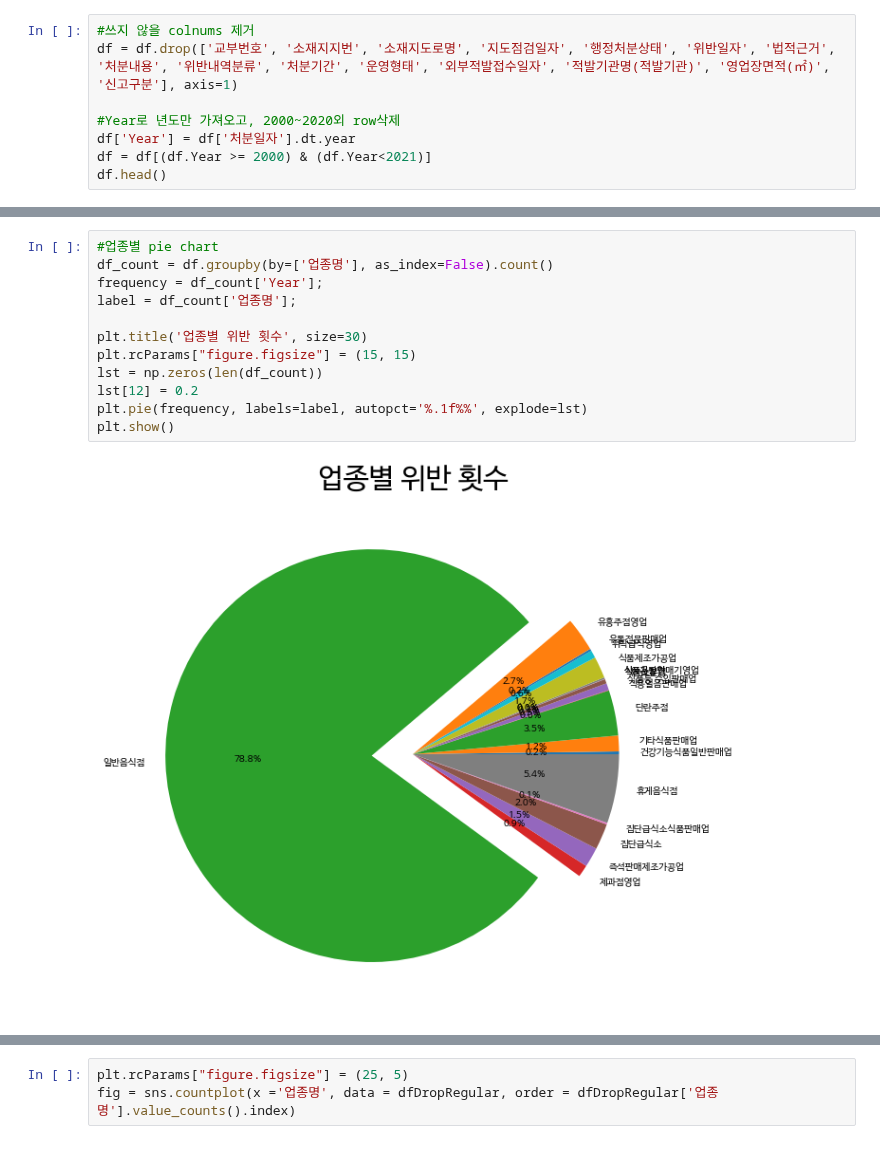
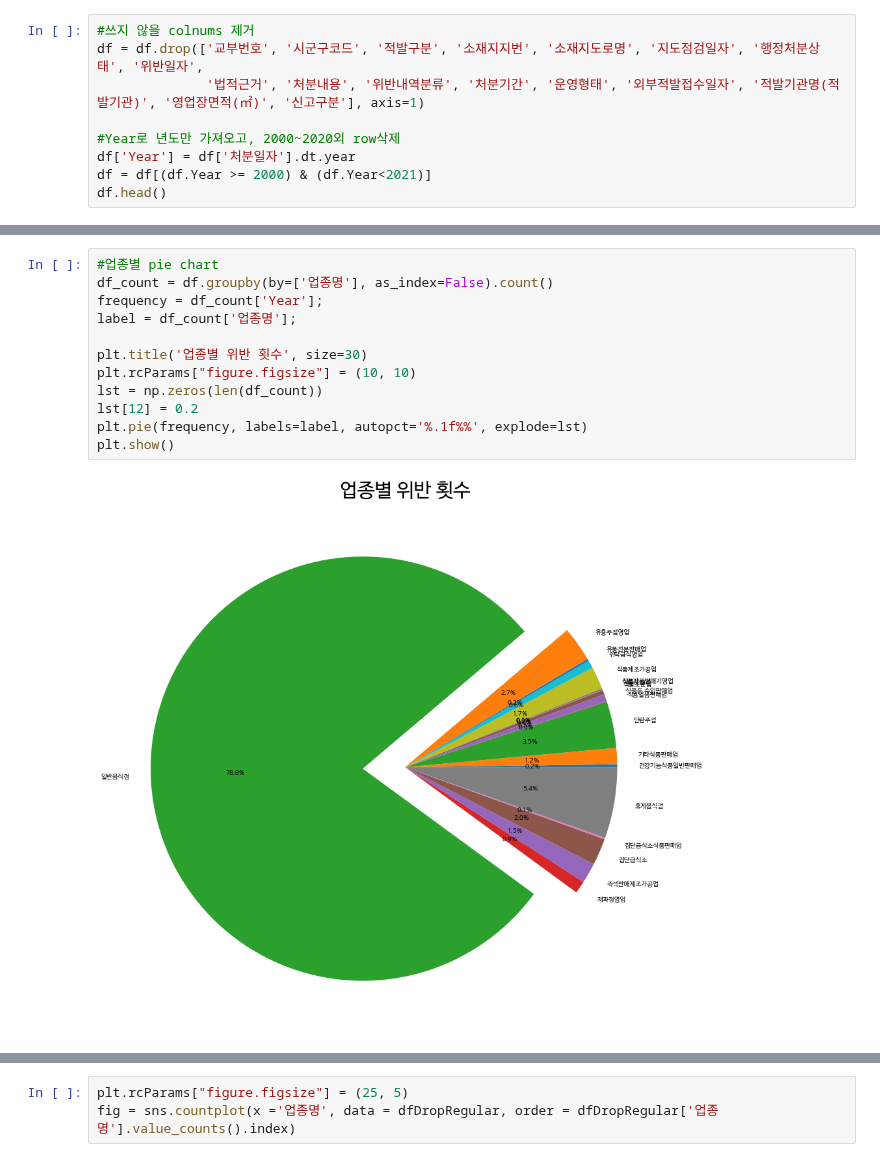
Before and after one commit to HyeJiJUN11/DataAnalysisProgramming, a Jupyter notebook: Project.ipynb, the cells around one changed output, grey strips where cells are left out. Saved outputs shown, nothing was run; the diff lists cells and outputs as text.

```diff
--- a/Project.ipynb
+++ b/Project.ipynb
@@ -92,6 +83,7 @@ rowXcol
 # %%
 #쓰지 않을 colnums 제거
-df = df.drop(['교부번호', '소재지지번', '소재지도로명', '지도점검일자', '행정처분상태', '위반일자', '법적근거', '처분내용', '위반내역분류', '처분기간', '운영형태', '외부적발접수일자', '적발기관명(적발기관)', '영업장면적(㎡)', '신고구분'], axis=1)
+df = df.drop(['교부번호', '시군구코드', '적발구분', '소재지지번', '소재지도로명', '지도점검일자', '행정처분상태', '위반일자',
+              '법적근거', '처분내용', '위반내역분류', '처분기간', '운영형태', '외부적발접수일자', '적발기관명(적발기관)', '영업장면적(㎡)', '신고구분'], axis=1)
 
 #Year로 년도만 가져오고, 2000~2020외 row삭제
 df['Year'] = df['처분일자'].dt.year
@@ -109,17 +112,17 @@ df.head()
 # %%
 #업종별 pie chart
 df_count = df.groupby(by=['업종명'], as_index=False).count()
 frequency = df_count['Year'];
 label = df_count['업종명'];
 
 plt.title('업종별 위반 횟수', size=30)
-plt.rcParams["figure.figsize"] = (15, 15)
+plt.rcParams["figure.figsize"] = (10, 10)
 lst = np.zeros(len(df_count))
 lst[12] = 0.2
 plt.pie(frequency, labels=label, autopct='%.1f%%', explode=lst)
 plt.show()
 # %% [output]
-[figure, old version]
+[figure, new version]
 # %%
 #업종별 bar plot
 plt.rcParams["figure.figsize"] = (25, 5)
```
Also changed, not shown: parts of 36 cells of this notebook.
